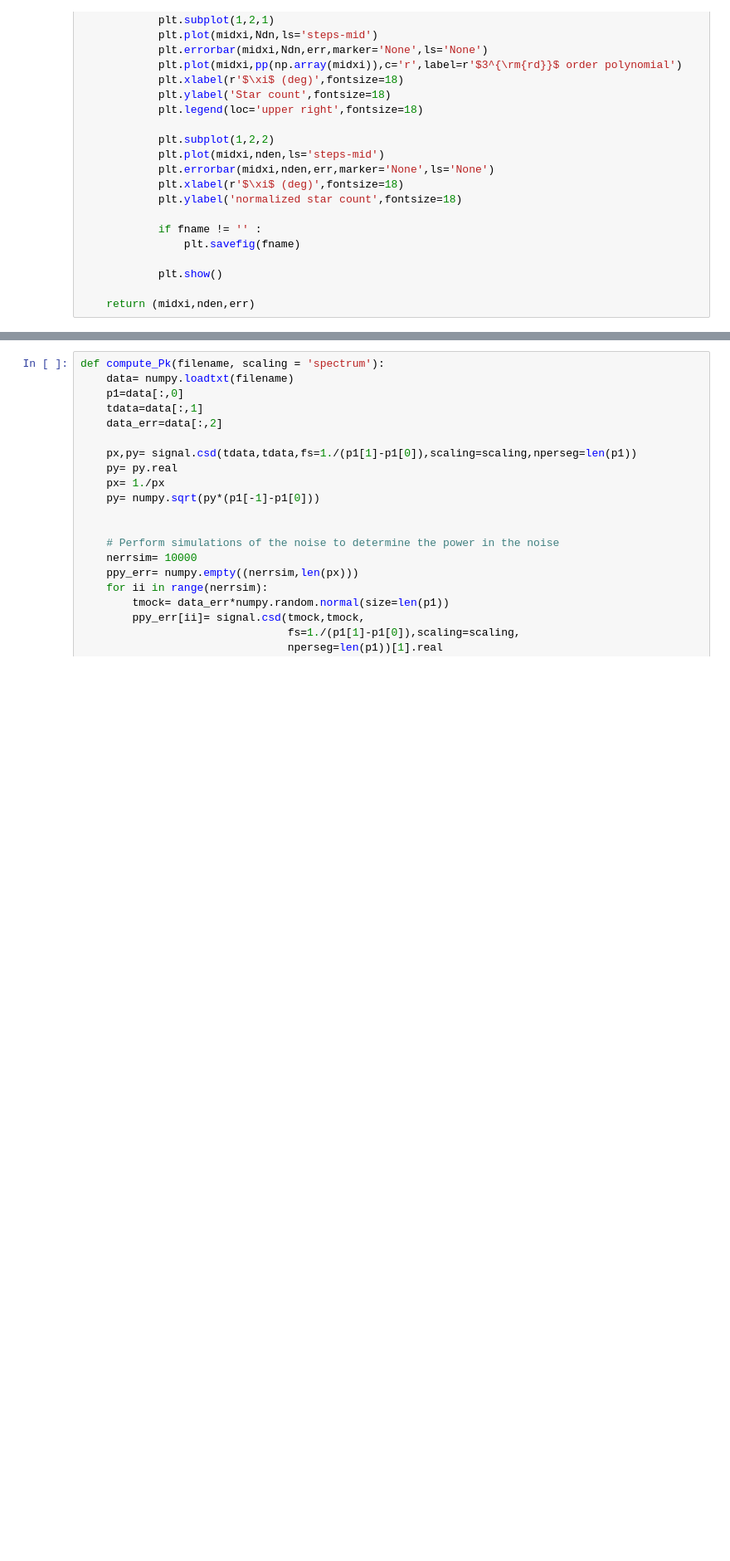
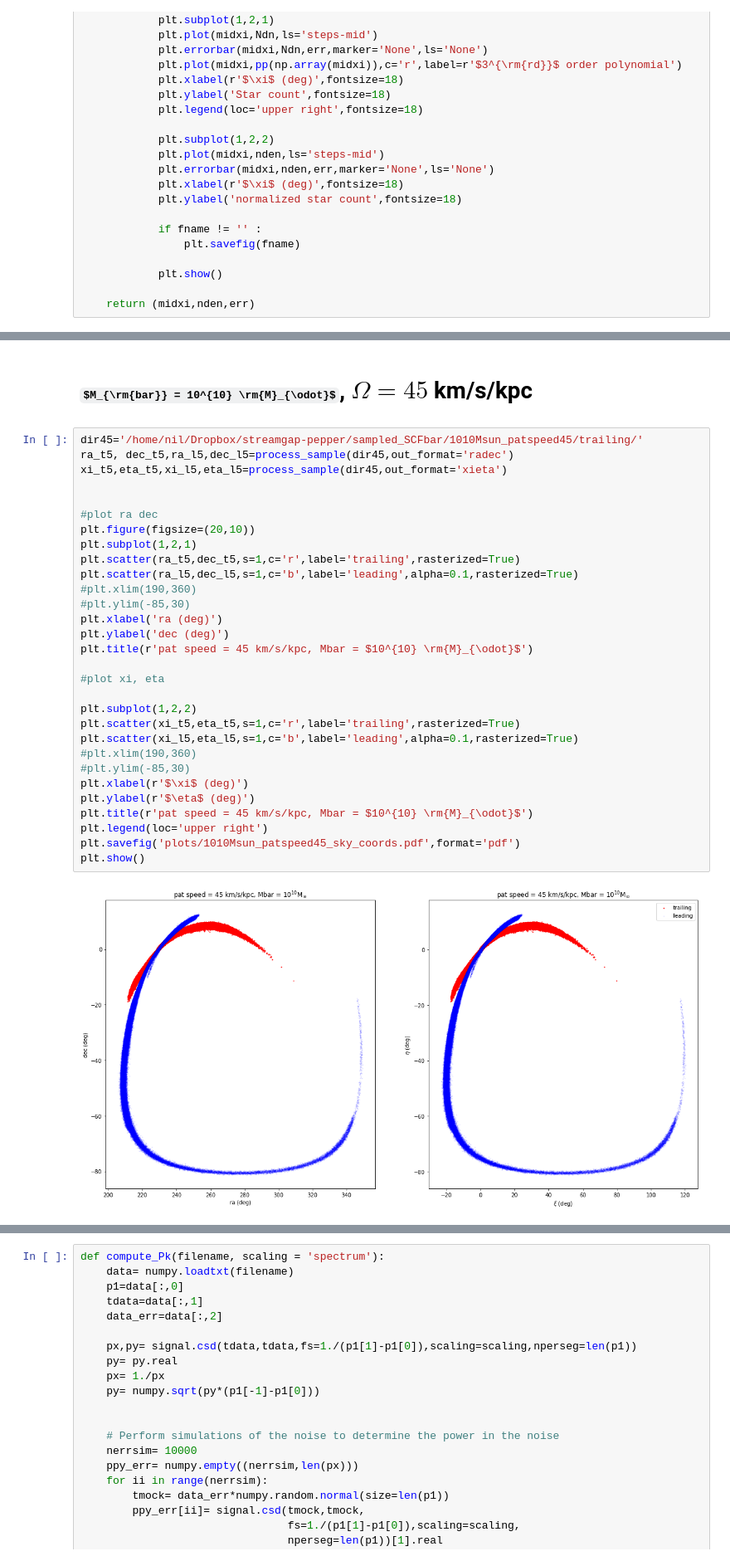
Before and after one commit to nbanik/Baryonic-effects-on-Pal5, a Jupyter notebook: plot_power_spectrum.ipynb, the cells around one changed output, grey strips where cells are left out. Shown at 83% size. Drawn from its saved outputs; the diff is of its cells as text; some formulas as TeX source; blank space fills up the shorter version.

```diff
--- a/plot_power_spectrum.ipynb
+++ b/plot_power_spectrum.ipynb
@@ -263,0 +347,34 @@ plt.show()
+# %% [markdown]
+# $M_{\rm{bar}} = 10^{10} \rm{M}_{\odot}$, $\Omega = 45$ km/s/kpc
+# %%
+dir45='/home/nil/Dropbox/streamgap-pepper/sampled_SCFbar/1010Msun_patspeed45/trailing/'
+ra_t5, dec_t5,ra_l5,dec_l5=process_sample(dir45,out_format='radec')
+xi_t5,eta_t5,xi_l5,eta_l5=process_sample(dir45,out_format='xieta')
+
+
+#plot ra dec
+plt.figure(figsize=(20,10))
+plt.subplot(1,2,1)
+plt.scatter(ra_t5,dec_t5,s=1,c='r',label='trailing',rasterized=True)
+plt.scatter(ra_l5,dec_l5,s=1,c='b',label='leading',alpha=0.1,rasterized=True)
+#plt.xlim(190,360)
+#plt.ylim(-85,30)
+plt.xlabel('ra (deg)')
+plt.ylabel('dec (deg)')
+plt.title(r'pat speed = 45 km/s/kpc, Mbar = $10^{10} \rm{M}_{\odot}$')
+
+#plot xi, eta
+
+plt.subplot(1,2,2)
+plt.scatter(xi_t5,eta_t5,s=1,c='r',label='trailing',rasterized=True)
+plt.scatter(xi_l5,eta_l5,s=1,c='b',label='leading',alpha=0.1,rasterized=True)
+#plt.xlim(190,360)
+#plt.ylim(-85,30)
+plt.xlabel(r'$\xi$ (deg)')
+plt.ylabel(r'$\eta$ (deg)')
+plt.title(r'pat speed = 45 km/s/kpc, Mbar = $10^{10} \rm{M}_{\odot}$')
+plt.legend(loc='upper right')
+plt.savefig('plots/1010Msun_patspeed45_sky_coords.pdf',format='pdf')
+plt.show()
+# %% [output]
+[figure, added]
```
Also changed, not shown: parts of 26 cells of this notebook.
